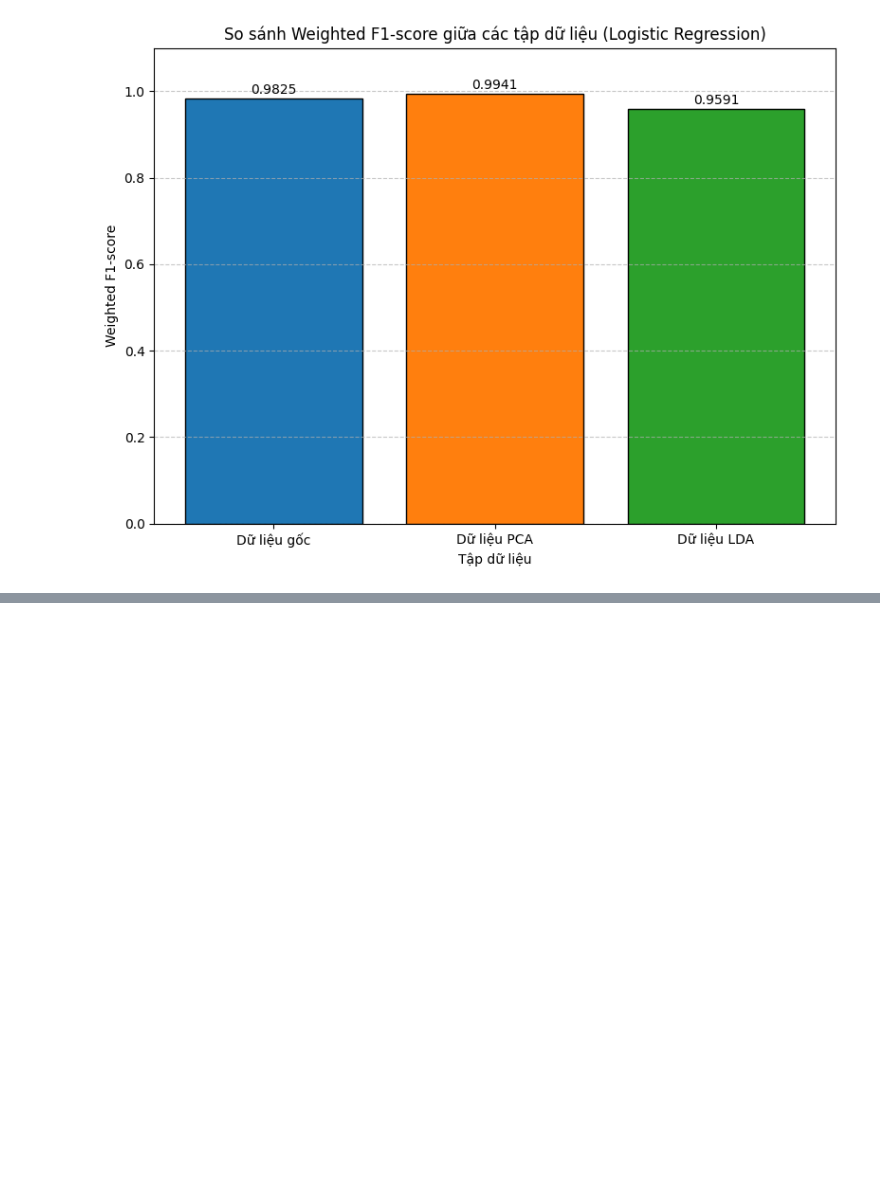
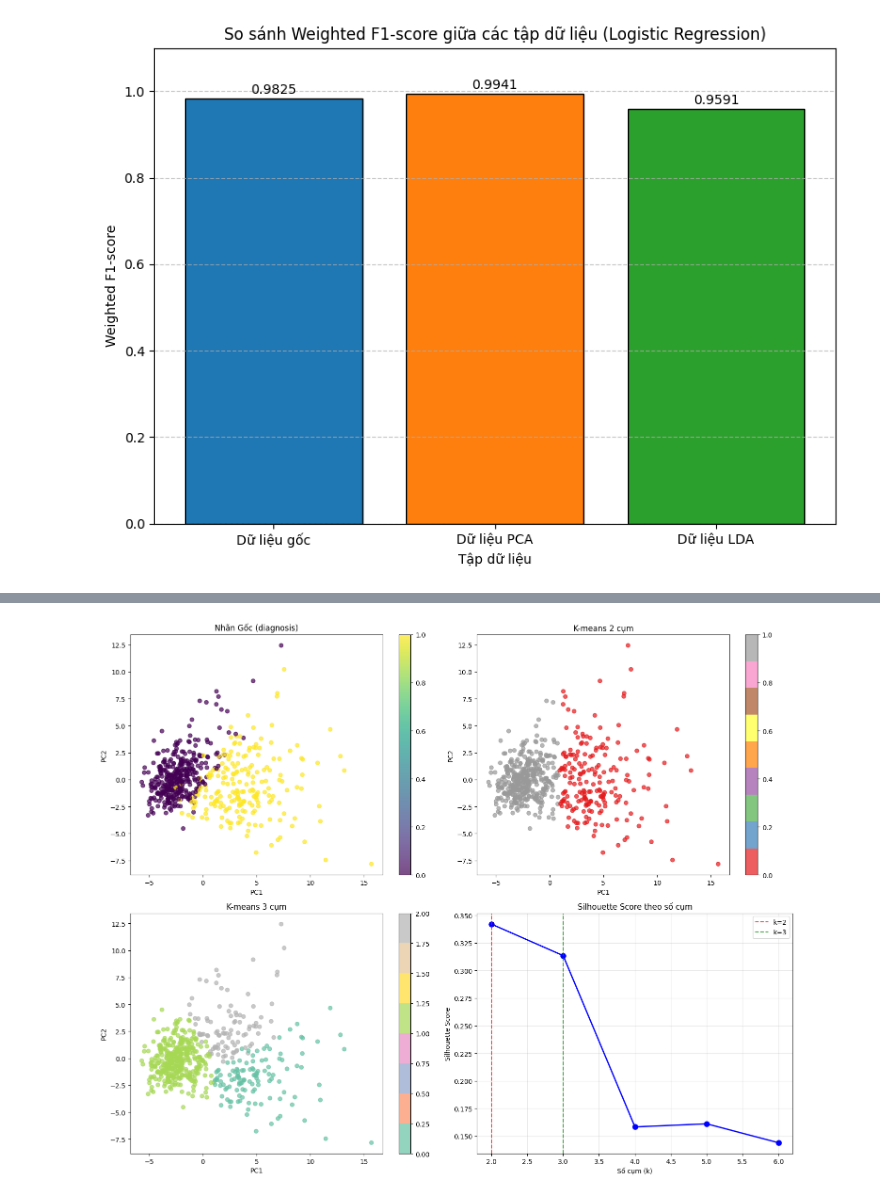
Before and after one commit to tdattm/wisconsin-breast-cancer-classification, a Jupyter notebook: src/source.ipynb, the cells around one changed output, grey strips where cells are left out. Cells and saved outputs as stored; diff of their text form; code cells hidden in the pictures; blank space fills up the shorter version.

```diff
--- a/src/source.ipynb
+++ b/src/source.ipynb
@@ -19,7 +19,7 @@ from sklearn.metrics import explained_variance_score
 # **Phần I. TIỀN XỬ LÝ DỮ LIỆU**
 # %%
 # Đọc dữ liệu từ file CSV
-file_path = 'D:/GitRepository/wisconsin-breast-cancer-classification/data/data.csv'
+file_path = '../data/data.csv'
 df = pd.read_csv(file_path)
 # %% [markdown]
 Hiện thị 5 dòng đầu của dữ liệu
@@ -1189,0 +1035,80 @@ Logistic Regression - LDA: 0.9591
+# %%
+import numpy as np
+from sklearn.cluster import KMeans
+from sklearn.metrics import silhouette_score
+from sklearn.decomposition import PCA
+import matplotlib.pyplot as plt
+import pandas as pd
+
+# Nối train và test lại (để clustering trên toàn bộ dữ liệu)
+X_scaled = np.vstack([X_train_scaled, X_test_scaled])
+y_all = pd.concat([y_train, y_test], axis=0).values
+
+# ==========================
+# 1. K-means với 2 cụm
+kmeans_2 = KMeans(n_clusters=2, init='k-means++', random_state=42)
+clusters_2 = kmeans_2.fit_predict(X_scaled)
+silhouette_2 = silhouette_score(X_scaled, clusters_2)
+
+# ==========================
+# 2. K-means với 3 cụm
+kmeans_3 = KMeans(n_clusters=3, init='k-means++', random_state=42)
+clusters_3 = kmeans_3.fit_predict(X_scaled)
+silhouette_3 = silhouette_score(X_scaled, clusters_3)
+
+# Gán tên cho 3 cụm
+cluster_names = {0: 'Nhóm_A', 1: 'Nhóm_B', 2: 'Nhóm_C'}
+clusters_3_labels = [cluster_names[c] for c in clusters_3]
+
+# ==========================
+# 3. Trực quan hóa kết quả bằng PCA
+print("\n=== Trực quan hóa bằng PCA ===")
+pca = PCA(n_components=2)
+X_pca = pca.fit_transform(X_scaled)
+
+fig, axes = plt.subplots(2, 2, figsize=(15, 12))
+
+# Nhãn gốc
+scatter_orig = axes[0, 0].scatter(X_pca[:, 0], X_pca[:, 1], c=y_all, cmap='viridis', alpha=0.7)
+axes[0, 0].set_title('Nhãn Gốc (diagnosis)')
+axes[0, 0].set_xlabel('PC1')
+axes[0, 0].set_ylabel('PC2')
+plt.colorbar(scatter_orig, ax=axes[0, 0])
+
+# K-means 2 cụm
+scatter_k2 = axes[0, 1].scatter(X_pca[:, 0], X_pca[:, 1], c=clusters_2, cmap='Set1', alpha=0.7)
+axes[0, 1].set_title('K-means 2 cụm')
+axes[0, 1].set_xlabel('PC1')
+axes[0, 1].set_ylabel('PC2')
+plt.colorbar(scatter_k2, ax=axes[0, 1])
+
+# K-means 3 cụm
+scatter_k3 = axes[1, 0].scatter(X_pca[:, 0], X_pca[:, 1], c=clusters_3, cmap='Set2', alpha=0.7)
+axes[1, 0].set_title('K-means 3 cụm')
+axes[1, 0].set_xlabel('PC1')
+axes[1, 0].set_ylabel('PC2')
+plt.colorbar(scatter_k3, ax=axes[1, 0])
+
+# Silhouette score theo số cụm k=2..6
+k_range = [2, 3, 4, 5, 6]
+sil_scores = [silhouette_2, silhouette_3]
+
+for k in [4, 5, 6]:
+    kmeans_k = KMeans(n_clusters=k, init='k-means++', random_state=42)
+    clusters_k = kmeans_k.fit_predict(X_scaled)
+    sil_k = silhouette_score(X_scaled, clusters_k)
+    sil_scores.append(sil_k)
+    print(f"k={k}: Silhouette Score = {sil_k:.4f}")
+
+axes[1, 1].plot(k_range, sil_scores, 'bo-', linewidth=2, markersize=8)
+axes[1, 1].axvline(x=2, color='red', linestyle='--', alpha=0.7, label='k=2')
+axes[1, 1].axvline(x=3, color='green', linestyle='--', alpha=0.7, label='k=3')
+axes[1, 1].set_xlabel('Số cụm (k)')
+axes[1, 1].set_ylabel('Silhouette Score')
+axes[1, 1].set_title('Silhouette Score theo số cụm')
+axes[1, 1].grid(True, alpha=0.3)
+axes[1, 1].legend()
+
+plt.tight_layout()
+plt.show()
+# %% [output]
@@ -1189,0 +1119 @@ Logistic Regression - LDA: 0.9591
+[figure, added]
```
Also changed, not shown: parts of 16 cells of this notebook.
